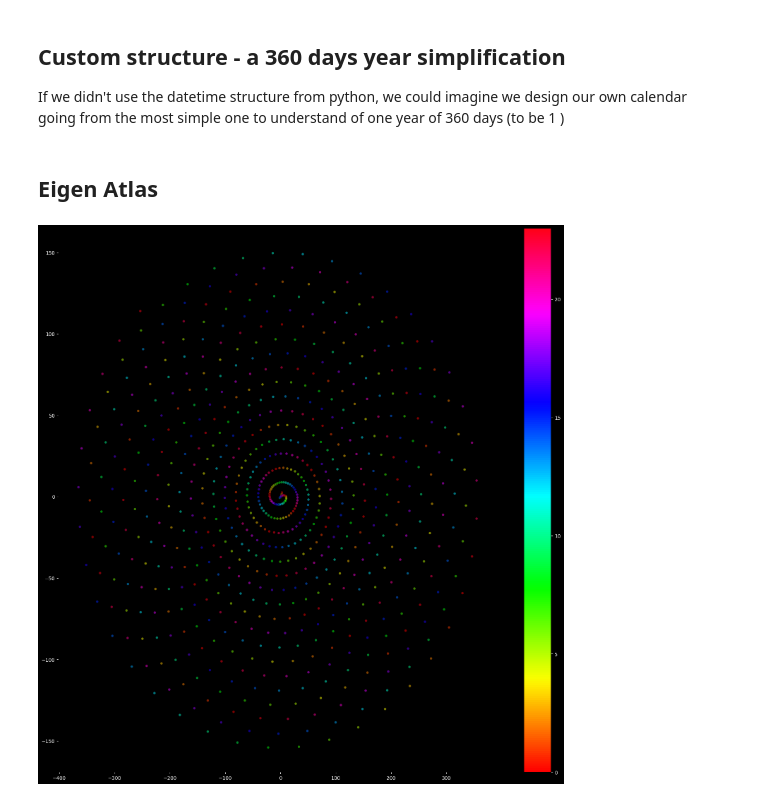
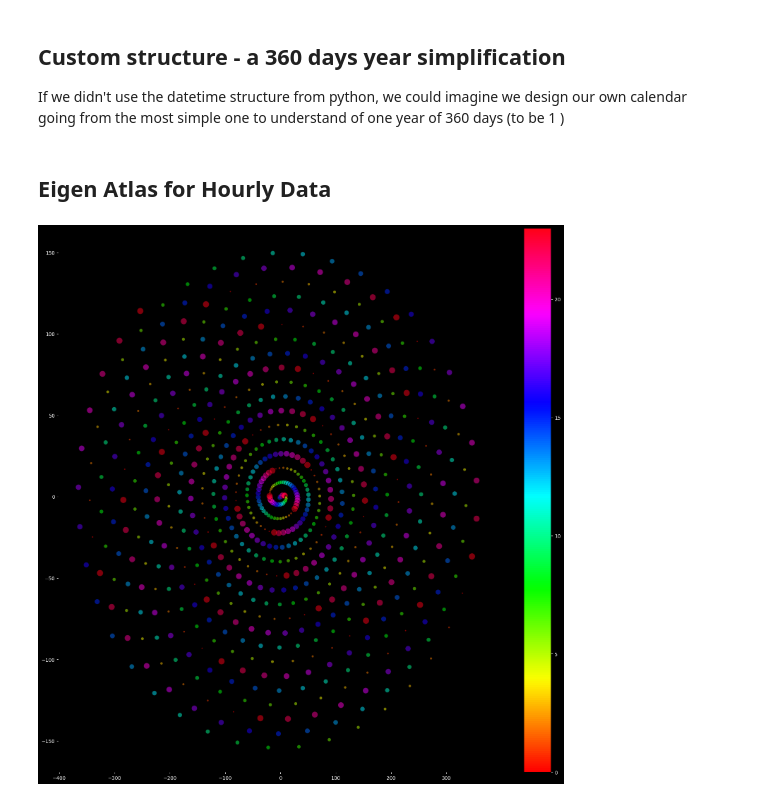
Before and after one commit to fbunc/time_atlas_example, a Jupyter notebook: clean_code.ipynb, the cells around one changed output. Drawn from its saved outputs; the diff is of its cells as text; code cells hidden in the pictures.

```diff
--- a/clean_code.ipynb
+++ b/clean_code.ipynb
@@ -561,7 +561,7 @@ s_1=n%T_1
 s_2=n%T_2
 s_3=n%T_3
 # %% [markdown]
-## Eigen Atlas
+## Eigen Atlas for Hourly Data
 # %%
 # Inputs for basic eigen_atlas plot
 sessions    = 3
@@ -612,6 +612,6 @@ sym_src='input' # 'nmod' , 'input' or 'rand'
 eigen_atlas=get_eigen_atlas_2D(input_symbol,sym_src,start_index,batch_size,M,To,k_o,r_o,t_o,frac,delta_0,root_phase,root_norm,r_phase,r_norm,f_log_scat,f_psi)
 # %%
 z_carrier=eigen_atlas.z_carrier.values
-plot_atlas(atlas=z_carrier[0:1000],symbol=input_symbol[0:1000],cmap=plt.cm.hsv,alpha=0.5,sx=20,sy=20,legend_flag=1,variable_sizes=0,base_size=29)
+plot_atlas(atlas=z_carrier[0:1000],symbol=input_symbol[0:1000],cmap=plt.cm.hsv,alpha=0.5,sx=20,sy=20,legend_flag=1,variable_sizes=1,base_size=29)
 # %% [output]
-[figure, old version]
+[figure, new version]
```
Also changed, not shown: parts of 7 cells of this notebook.
